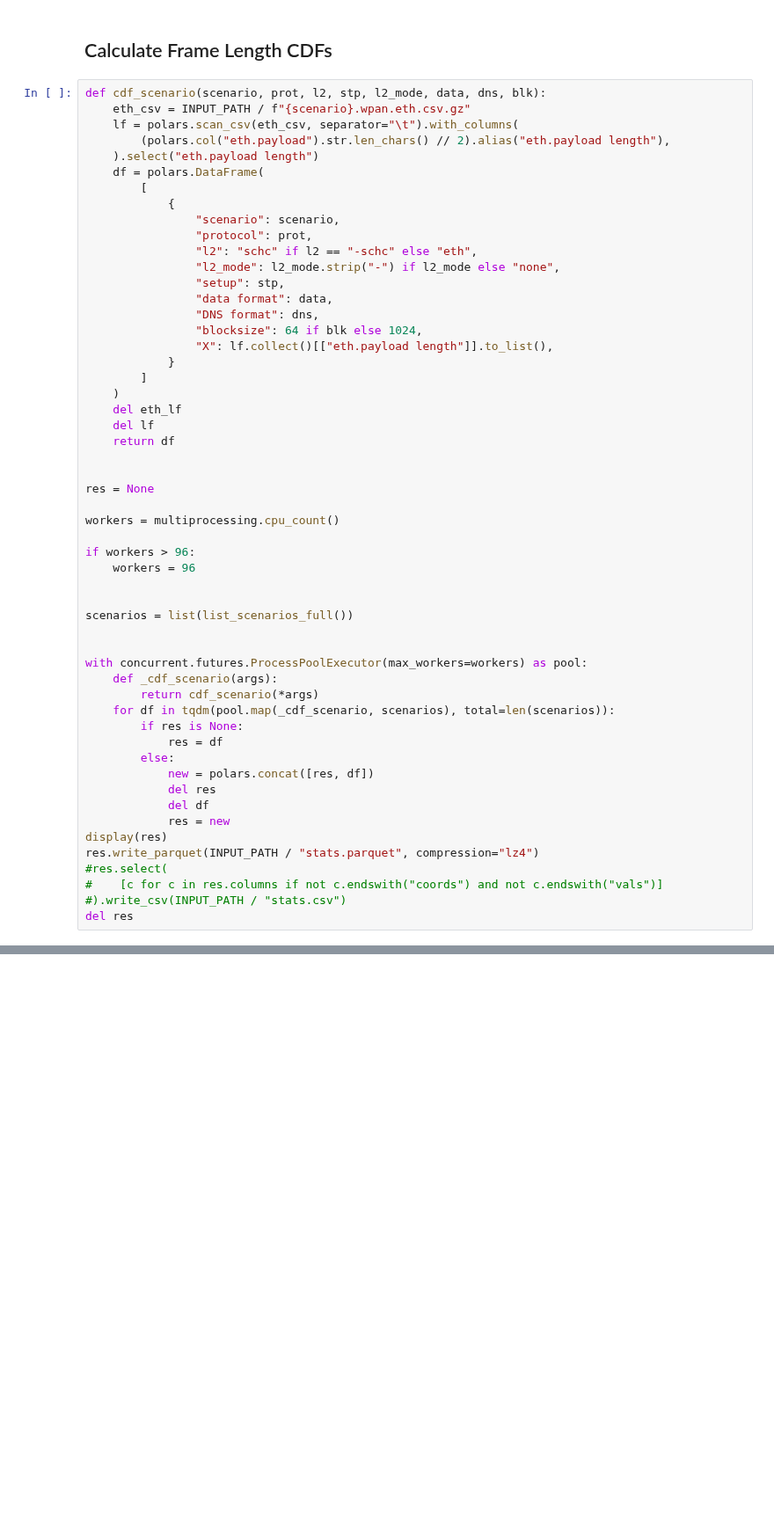
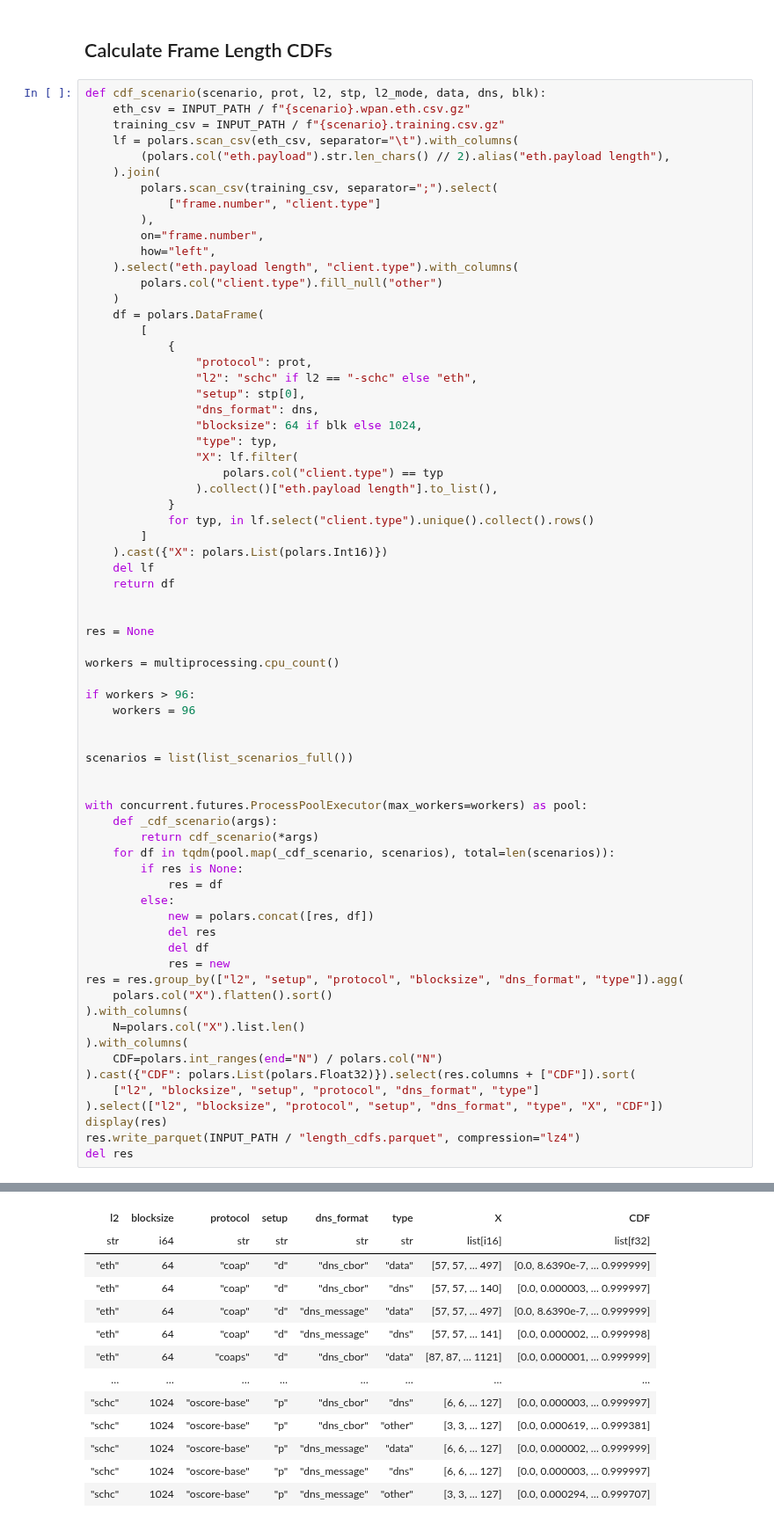
Before and after one commit to miri64/artifacts-eurosp26-doc-privacy, a Jupyter notebook: dataset_exploration.ipynb, the cells around one changed output, grey strips where cells are left out. Shown at 88% size. Drawn from its saved outputs; the diff is of its cells as text; blank space fills up the shorter version.

Commit message:
dataset_exploration.ipynb: plot frame lengths as CDF

```diff
--- a/dataset_exploration.ipynb
+++ b/dataset_exploration.ipynb
@@ -1069,25 +802,34 @@ del res
 # %%
 def cdf_scenario(scenario, prot, l2, stp, l2_mode, data, dns, blk):
     eth_csv = INPUT_PATH / f"{scenario}.wpan.eth.csv.gz"
+    training_csv = INPUT_PATH / f"{scenario}.training.csv.gz"
     lf = polars.scan_csv(eth_csv, separator="\t").with_columns(
         (polars.col("eth.payload").str.len_chars() // 2).alias("eth.payload length"),
-    ).select("eth.payload length")
+    ).join(
+        polars.scan_csv(training_csv, separator=";").select(
+            ["frame.number", "client.type"]
+        ),
+        on="frame.number",
+        how="left",
+    ).select("eth.payload length", "client.type").with_columns(
+        polars.col("client.type").fill_null("other")
+    )
     df = polars.DataFrame(
         [
             {
-                "scenario": scenario,
                 "protocol": prot,
                 "l2": "schc" if l2 == "-schc" else "eth",
-                "l2_mode": l2_mode.strip("-") if l2_mode else "none",
-                "setup": stp,
-                "data format": data,
-                "DNS format": dns,
+                "setup": stp[0],
+                "dns_format": dns,
                 "blocksize": 64 if blk else 1024,
-                "X": lf.collect()[["eth.payload length"]].to_list(),
+                "type": typ,
+                "X": lf.filter(
+                    polars.col("client.type") == typ
+                ).collect()["eth.payload length"].to_list(),
             }
+            for typ, in lf.select("client.type").unique().collect().rows()
         ]
-    )
-    del eth_lf
+    ).cast({"X": polars.List(polars.Int16)})
     del lf
     return df
 
@@ -1114,10 +856,16 @@ with concurrent.futures.ProcessPoolExecutor(max_workers=workers) as pool:
             del res
             del df
             res = new
+res = res.group_by(["l2", "setup", "protocol", "blocksize", "dns_format", "type"]).agg(
+    polars.col("X").flatten().sort()
+).with_columns(
+    N=polars.col("X").list.len()
+).with_columns(
+    CDF=polars.int_ranges(end="N") / polars.col("N")
+).cast({"CDF": polars.List(polars.Float32)}).select(res.columns + ["CDF"]).sort(
+    ["l2", "blocksize", "setup", "protocol", "dns_format", "type"]
+).select(["l2", "blocksize", "protocol", "setup", "dns_format", "type", "X", "CDF"])
 display(res)
-res.write_parquet(INPUT_PATH / "stats.parquet", compression="lz4")
-#res.select(
-#    [c for c in res.columns if not c.endswith("coords") and not c.endswith("vals")]
-#).write_csv(INPUT_PATH / "stats.csv")
+res.write_parquet(INPUT_PATH / "length_cdfs.parquet", compression="lz4")
 del res
 # %% [output]
@@ -1127,0 +873,13 @@ This error occurred with the following context stack:
+| l2 | blocksize | protocol | setup | dns_format | type | X | CDF |
+| str | i64 | str | str | str | str | list[i16] | list[f32] |
+| "eth" | 64 | "coap" | "d" | "dns_cbor" | "data" | [57, 57, … 497] | [0.0, 8.6390e-7, … 0.999999] |
+| "eth" | 64 | "coap" | "d" | "dns_cbor" | "dns" | [57, 57, … 140] | [0.0, 0.000003, … 0.999997] |
+| "eth" | 64 | "coap" | "d" | "dns_message" | "data" | [57, 57, … 497] | [0.0, 8.6390e-7, … 0.999999] |
+| "eth" | 64 | "coap" | "d" | "dns_message" | "dns" | [57, 57, … 141] | [0.0, 0.000002, … 0.999998] |
+| "eth" | 64 | "coaps" | "d" | "dns_cbor" | "data" | [87, 87, … 1121] | [0.0, 0.000001, … 0.999999] |
+| … | … | … | … | … | … | … | … |
+| "schc" | 1024 | "oscore-base" | "p" | "dns_cbor" | "dns" | [6, 6, … 127] | [0.0, 0.000003, … 0.999997] |
+| "schc" | 1024 | "oscore-base" | "p" | "dns_cbor" | "other" | [3, 3, … 127] | [0.0, 0.000619, … 0.999381] |
+| "schc" | 1024 | "oscore-base" | "p" | "dns_message" | "data" | [6, 6, … 127] | [0.0, 0.000002, … 0.999999] |
+| "schc" | 1024 | "oscore-base" | "p" | "dns_message" | "dns" | [6, 6, … 127] | [0.0, 0.000003, … 0.999997] |
+| "schc" | 1024 | "oscore-base" | "p" | "dns_message" | "other" | [3, 3, … 127] | [0.0, 0.000294, … 0.999707] |
```
Also changed, not shown: parts of 7 cells of this notebook, 5 other files.
